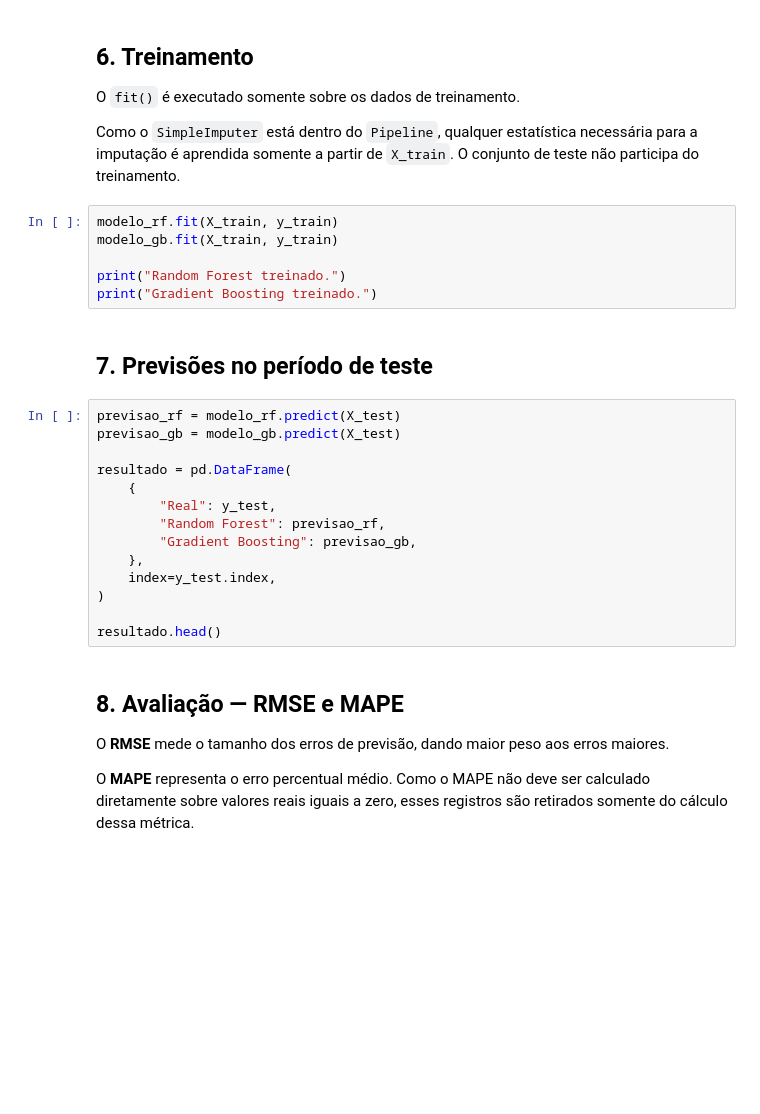
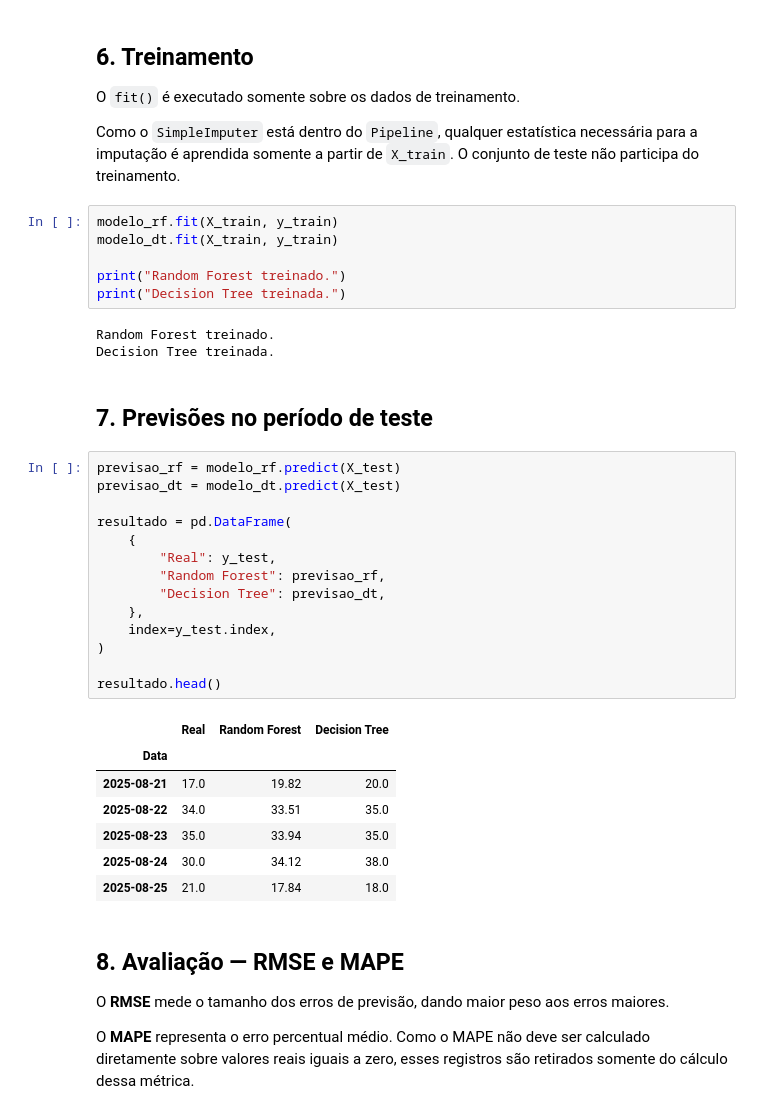
Before and after one commit to matheusesdev/mecaniQA-salvador, a Jupyter notebook: notebooks/oat3_pipeline_preditivo.ipynb, the cells around one changed output. Drawn from its saved outputs; the diff is of its cells as text; blank space fills up the shorter version.

```diff
--- a/notebooks/oat3_pipeline_preditivo.ipynb
+++ b/notebooks/oat3_pipeline_preditivo.ipynb
@@ -196,26 +226,37 @@ O `fit()` é executado somente sobre os dados de treinamento.
 Como o `SimpleImputer` está dentro do `Pipeline`, qualquer estatística necessária para a imputação é aprendida somente a partir de `X_train`. O conjunto de teste não participa do treinamento.
 # %%
 modelo_rf.fit(X_train, y_train)
-modelo_gb.fit(X_train, y_train)
+modelo_dt.fit(X_train, y_train)
 
 print("Random Forest treinado.")
-print("Gradient Boosting treinado.")
+print("Decision Tree treinada.")
+# %% [output]
+Random Forest treinado.
+Decision Tree treinada.
 # %% [markdown]
 ## 7. Previsões no período de teste
 # %%
 previsao_rf = modelo_rf.predict(X_test)
-previsao_gb = modelo_gb.predict(X_test)
+previsao_dt = modelo_dt.predict(X_test)
 
 resultado = pd.DataFrame(
     {
         "Real": y_test,
         "Random Forest": previsao_rf,
-        "Gradient Boosting": previsao_gb,
+        "Decision Tree": previsao_dt,
     },
     index=y_test.index,
 )
 
 resultado.head()
+# %% [output]
+|  | Real | Random Forest | Decision Tree |
+| Data |  |  |  |
+| 2025-08-21 | 17.0 | 19.82 | 20.0 |
+| 2025-08-22 | 34.0 | 33.51 | 35.0 |
+| 2025-08-23 | 35.0 | 33.94 | 35.0 |
+| 2025-08-24 | 30.0 | 34.12 | 38.0 |
+| 2025-08-25 | 21.0 | 17.84 | 18.0 |
 # %% [markdown]
 ## 8. Avaliação — RMSE e MAPE
 
```
Also changed, not shown: parts of 14 cells of this notebook, 3 other files.
